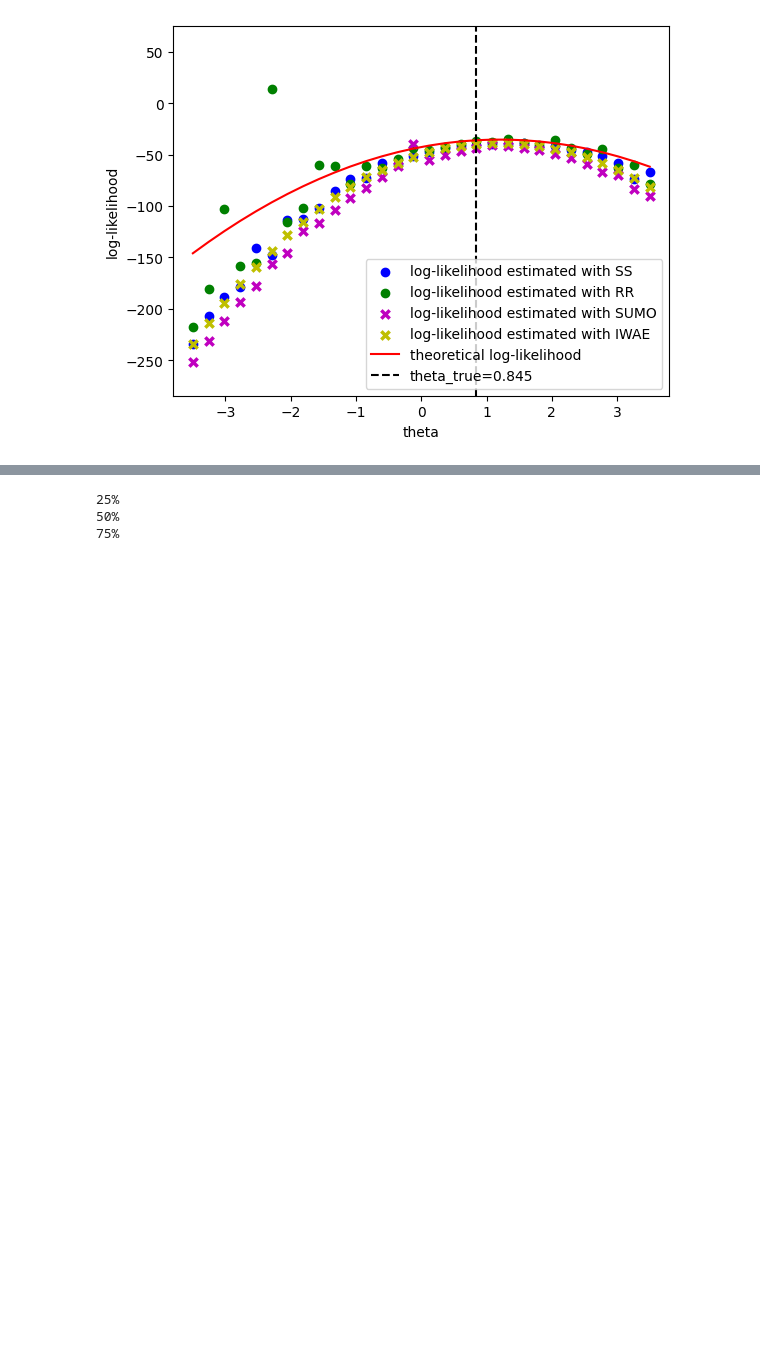
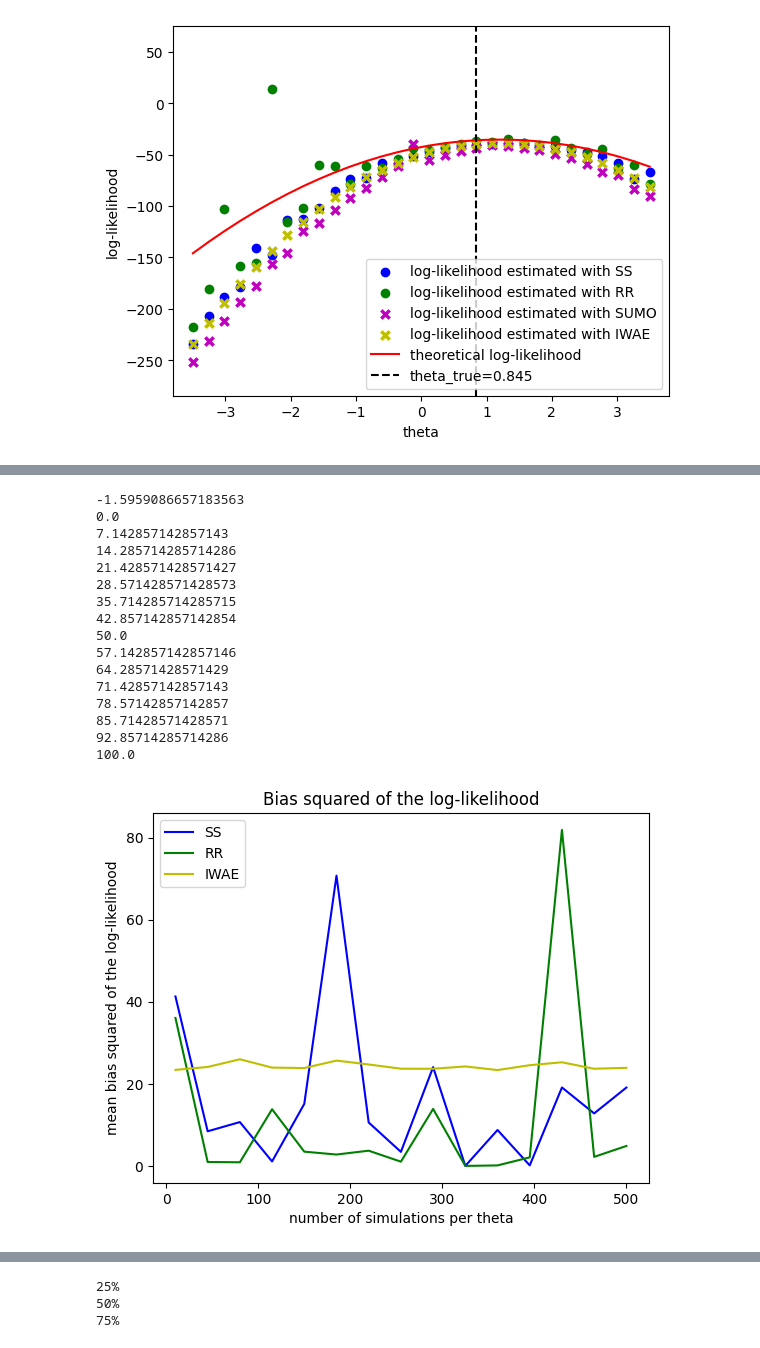
Before and after one commit to JulienPeignon/Monte_Carlo_Simulations, a Jupyter notebook: unbiased_gradient.ipynb, the cells around one changed output, grey strips where cells are left out. Saved outputs shown, nothing was run; the diff lists cells and outputs as text; code cells hidden in the pictures; blank space fills up the shorter version.

```diff
--- a/unbiased_gradient.ipynb
+++ b/unbiased_gradient.ipynb
@@ -723,0 +760,20 @@ true value of theta 0.8453469417555549
+# %%
+full_bias(2,10,500,15)
+# %% [output]
+-1.5959086657183563
+0.0
+7.142857142857143
+14.285714285714286
+21.428571428571427
+28.571428571428573
+35.714285714285715
+42.857142857142854
+50.0
+57.142857142857146
+64.28571428571429
+71.42857142857143
+78.57142857142857
+85.71428571428571
+92.85714285714286
+100.0
+[figure, added]
```
Also changed, not shown: parts of 26 cells of this notebook.
